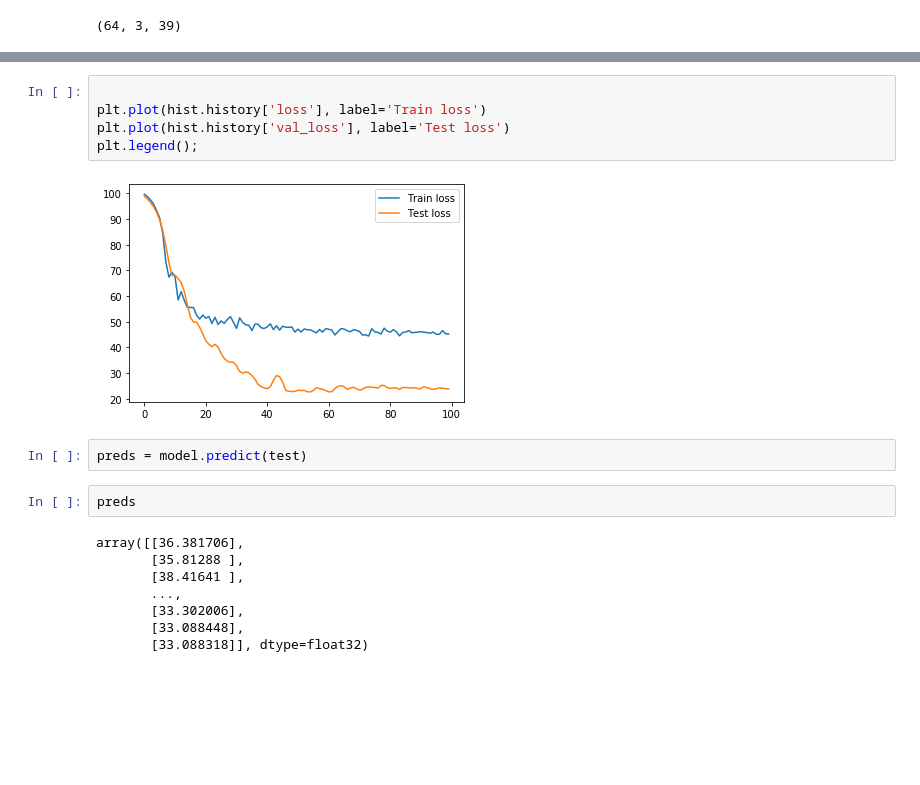
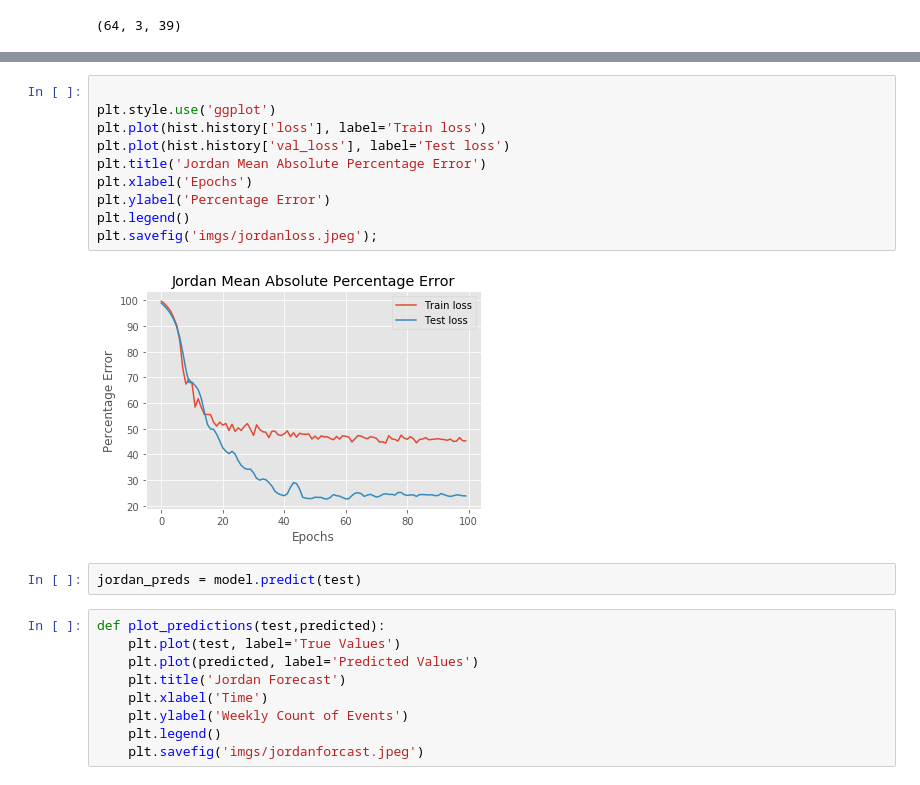
Before and after one commit to dbmcadam/Capstone, a Jupyter notebook: jordan-time-series.ipynb, the cells around one changed output, grey strips where cells are left out. Cells and saved outputs as stored; diff of their text form; blank space fills up the shorter version.

```diff
--- a/jordan-time-series.ipynb
+++ b/jordan-time-series.ipynb
@@ -197,20 +171,24 @@ Epoch 100/100
 5/5 [==============================] - 0s 11ms/step - loss: 44.9066 - val_loss: 23.8454
 # %%
 
+plt.style.use('ggplot')
 plt.plot(hist.history['loss'], label='Train loss')
 plt.plot(hist.history['val_loss'], label='Test loss')
-plt.legend();
+plt.title('Jordan Mean Absolute Percentage Error')
+plt.xlabel('Epochs')
+plt.ylabel('Percentage Error')
+plt.legend()
+plt.savefig('imgs/jordanloss.jpeg');
 # %% [output]
-[figure, old version]
+[figure, new version]
 # %%
-preds = model.predict(test)
+jordan_preds = model.predict(test)
-# %%
-preds
-# %% [output]
-array([[36.381706],
-       [35.81288 ],
-       [38.41641 ],
-       ...,
-       [33.302006],
-       [33.088448],
-       [33.088318]], dtype=float32)
+# %%
+def plot_predictions(test,predicted):
+    plt.plot(test, label='True Values')
+    plt.plot(predicted, label='Predicted Values')
+    plt.title('Jordan Forecast')
+    plt.xlabel('Time')
+    plt.ylabel('Weekly Count of Events')
+    plt.legend()
+    plt.savefig('imgs/jordanforcast.jpeg')
```
Also changed, not shown: parts of 12 cells of this notebook, 34 other files.
